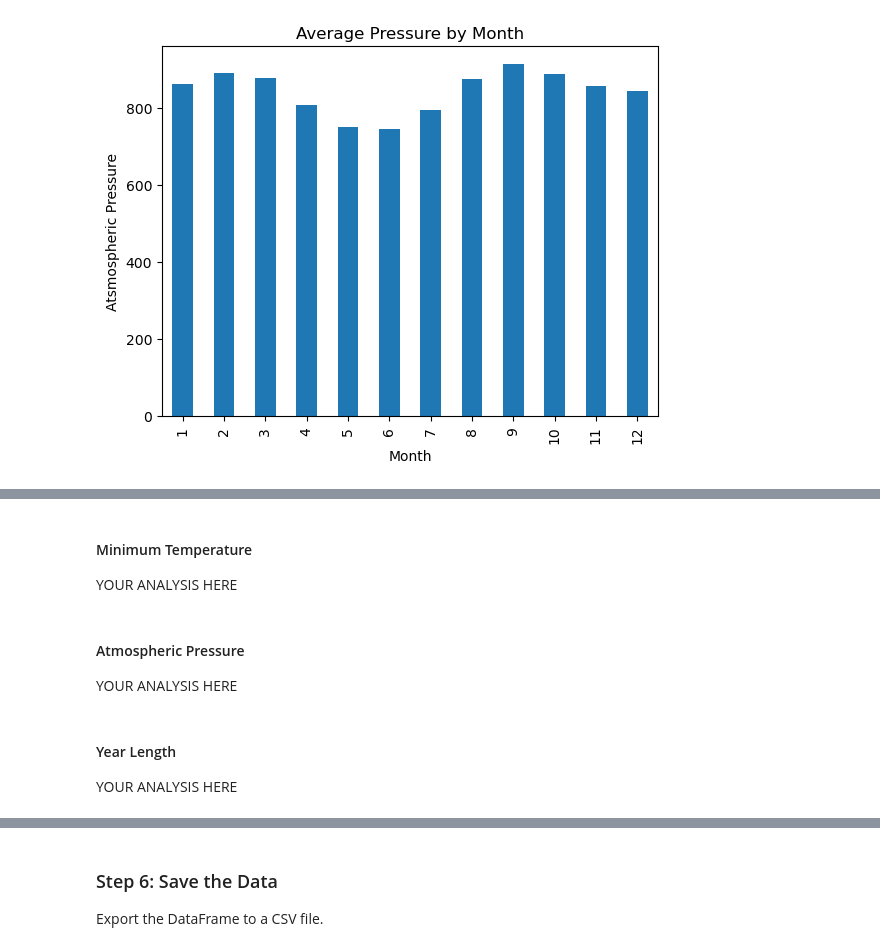
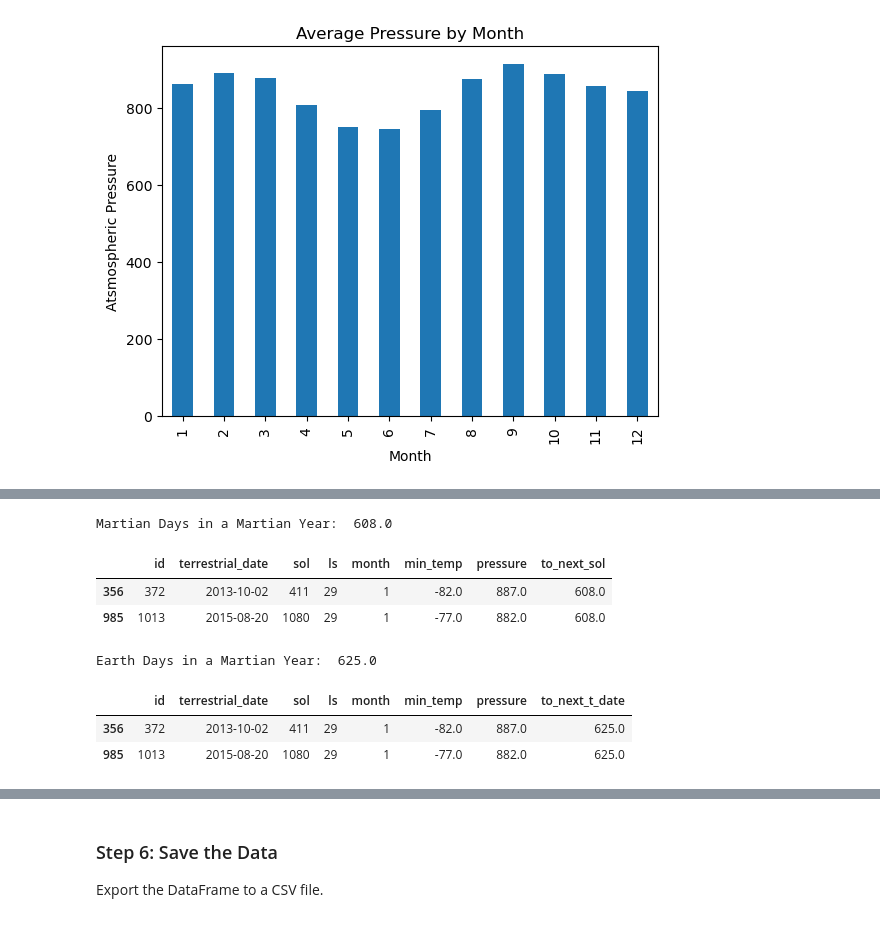
Before and after one commit to rlroehl/webscraping-challenge, a Jupyter notebook: part_2_mars_weather.ipynb, the cells around one changed output, grey strips where cells are left out. Drawn from its saved outputs; the diff is of its cells as text; code cells hidden in the pictures.

```diff
--- a/part_2_mars_weather.ipynb
+++ b/part_2_mars_weather.ipynb
@@ -299,12 +290,47 @@ Highest Pressure Month: 8, with an average of -68.38297872340425
-# %% [markdown]
-#### Minimum Temperature
-
-YOUR ANALYSIS HERE
-# %% [markdown]
-#### Atmospheric Pressure
-
-YOUR ANALYSIS HERE
-# %% [markdown]
-#### Year Length
-
-YOUR ANALYSIS HERE
+# %%
+# 5. How many terrestrial (Earth) days are there in a Martian year?
+
+# Sols (Martian Days) per Martian year - to establish a baseline
+
+# Filter the df to show only month 1
+month1_df = avg_df[avg_df['month'] == 1]
+sol_month1_df = month1_df.sort_values(by='sol')
+
+# Add a column for the difference between the current sol and the next one
+sol_month1_df['to_next_sol'] = sol_month1_df['sol'].shift(-1) - sol_month1_df['sol']
+
+# Filter to only the first sol of month1
+first_sol_df = sol_month1_df[sol_month1_df['to_next_sol'] > 9]
+
+print(f'Martian Days in a Martian Year:  {first_sol_df['to_next_sol'].iloc[0]}')
+
+first_sol_df
+# %% [output]
+Martian Days in a Martian Year:  608.0
+|  | id | terrestrial_date | sol | ls | month | min_temp | pressure | to_next_sol |
+| 356 | 372 | 2013-10-02 | 411 | 29 | 1 | -82.0 | 887.0 | 608.0 |
+| 985 | 1013 | 2015-08-20 | 1080 | 29 | 1 | -77.0 | 882.0 | 608.0 |
+# %%
+# Earth Days per Martian year - to answer the question
+
+# Filter the df to show only month 1, sort by terrestrial date
+month1_df = avg_df[avg_df['month'] == 1]
+td_month1_df = month1_df.sort_values(by='terrestrial_date')
+
+# Add a column for the difference between the current t_date and the next one
+td_month1_df['to_next_t_date'] = (
+    td_month1_df['terrestrial_date'].shift(-1) -
+    td_month1_df['terrestrial_date']
+).dt.days
+
+# Filter to only the first terrestrial date of month1
+first_day_df = td_month1_df[td_month1_df['to_next_t_date'] > 10]
+
+numDays = print(f'Earth Days in a Martian Year:  {first_day_df['to_next_t_date'].iloc[0]}')
+
+first_day_df
+# %% [output]
+Earth Days in a Martian Year:  625.0
+|  | id | terrestrial_date | sol | ls | month | min_temp | pressure | to_next_t_date |
+| 356 | 372 | 2013-10-02 | 411 | 29 | 1 | -82.0 | 887.0 | 625.0 |
+| 985 | 1013 | 2015-08-20 | 1080 | 29 | 1 | -77.0 | 882.0 | 625.0 |
```
Also changed, not shown: parts of 8 cells of this notebook.
